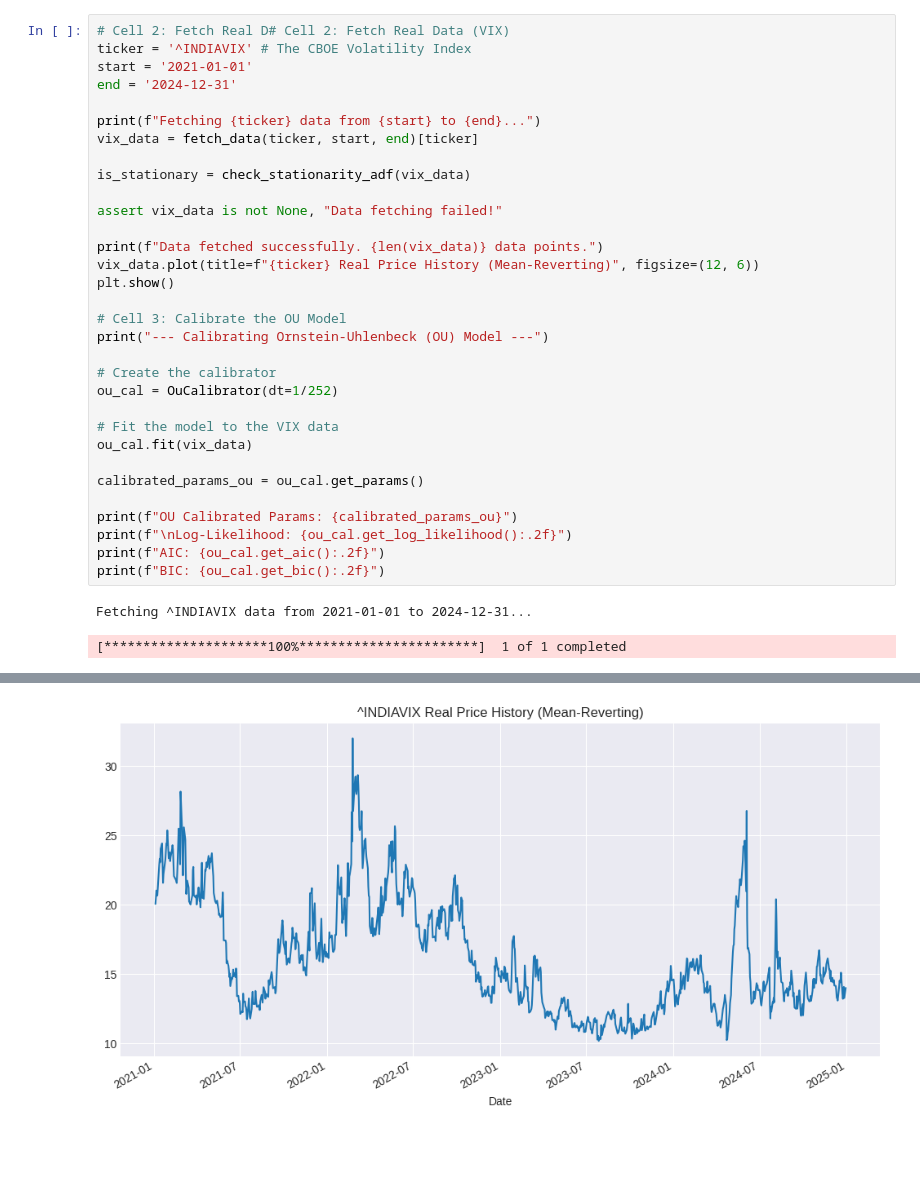
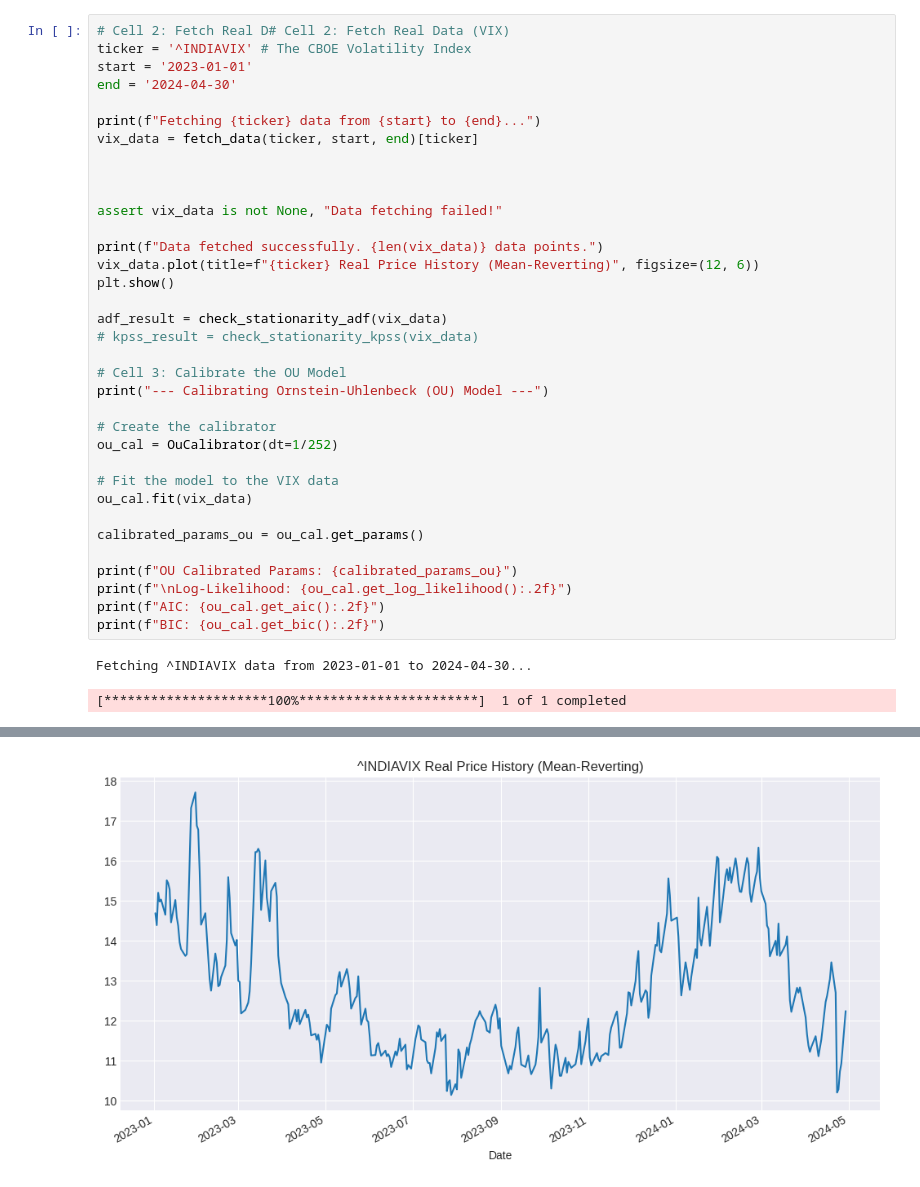
Before and after one commit to harshvg247/market-simulator, a Jupyter notebook: notebooks/OU_Cal.ipynb, the cells around one changed output, grey strips where cells are left out. Drawn from its saved outputs; the diff is of its cells as text; blank space fills up the shorter version.

```diff
--- a/notebooks/OU_Cal.ipynb
+++ b/notebooks/OU_Cal.ipynb
@@ -23,19 +24,22 @@ All modules imported successfully.
 # %%
 # Cell 2: Fetch Real D# Cell 2: Fetch Real Data (VIX)
 ticker = '^INDIAVIX' # The CBOE Volatility Index
-start = '2021-01-01'
-end = '2024-12-31'
+start = '2023-01-01'
+end = '2024-04-30'
 
 print(f"Fetching {ticker} data from {start} to {end}...")
 vix_data = fetch_data(ticker, start, end)[ticker]
 
-is_stationary = check_stationarity_adf(vix_data)
+
 
 assert vix_data is not None, "Data fetching failed!"
 
 print(f"Data fetched successfully. {len(vix_data)} data points.")
 vix_data.plot(title=f"{ticker} Real Price History (Mean-Reverting)", figsize=(12, 6))
 plt.show()
+
+adf_result = check_stationarity_adf(vix_data)
+# kpss_result = check_stationarity_kpss(vix_data)
 
 # Cell 3: Calibrate the OU Model
 print("--- Calibrating Ornstein-Uhlenbeck (OU) Model ---")
@@ -53,5 +57,5 @@ print(f"\nLog-Likelihood: {ou_cal.get_log_likelihood():.2f}")
 print(f"AIC: {ou_cal.get_aic():.2f}")
 print(f"BIC: {ou_cal.get_bic():.2f}")
 # %% [output]
-Fetching ^INDIAVIX data from 2021-01-01 to 2024-12-31...
+Fetching ^INDIAVIX data from 2023-01-01 to 2024-04-30...
 [*********************100%***********************]  1 of 1 completed
@@ -70 +63 @@ Data fetched successfully. 973 data points.
-[figure, old version]
+[figure, new version]
```
Also changed, not shown: parts of 3 cells of this notebook, 1 other file.
